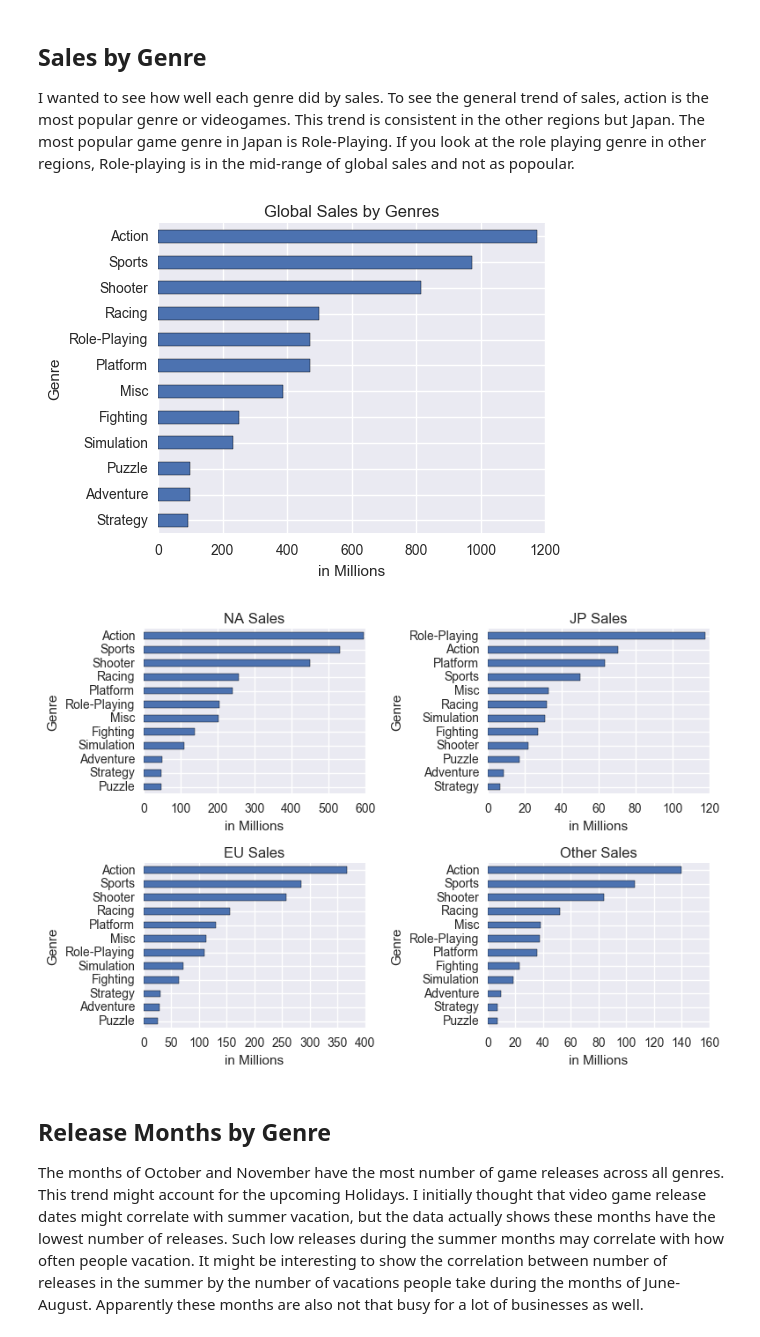
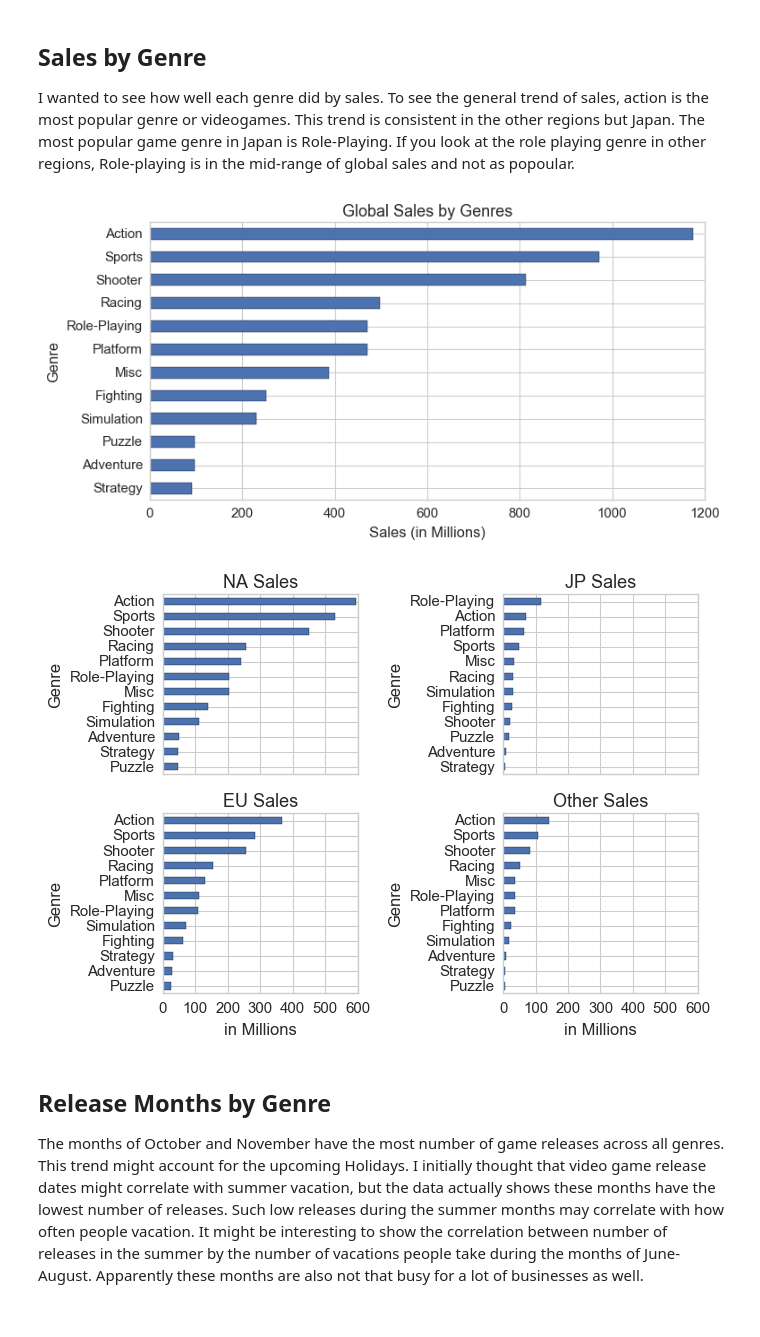
Before and after one commit to s-leung/videogameproject, a Jupyter notebook: VG Project Data Viz.ipynb, the cells around one changed output. Cells and saved outputs as stored; diff of their text form; code cells hidden in the pictures.

```diff
--- a/VG Project Data Viz.ipynb
+++ b/VG Project Data Viz.ipynb
@@ -4,6 +4,8 @@ import pandas as pd
 import matplotlib.pyplot as plt
 import seaborn as sns
 sns.set()
+sns.set_style('whitegrid')
+sns.set_context("paper", font_scale=1.35)
 # %%
 df = pd.read_csv('cleaned_vg_df.csv', parse_dates=['release_year','release_month','release_day'])
 df = df.drop('Unnamed: 0', axis=1)
@@ -33,12 +39,13 @@ df.describe()
 
 I wanted to see how well each genre did by sales. To see the general trend of sales, action is the most popular genre or videogames. This trend is consistent in the other regions but Japan. The most popular game genre in Japan is Role-Playing. If you look at the role playing genre in other regions, Role-playing is in the mid-range of global sales and not as popoular.
 # %%
-global_sales = df.groupby('Genre')['Global_Sales'].sum().sort_values().plot(kind='barh',title='Global Sales by Genres',figsize=(5,4)).set_xlabel('in Millions')
+global_sales = df.groupby('Genre')['Global_Sales'].sum().sort_values().plot(kind='barh',title='Global Sales by Genres',figsize=(8,4)).set_xlabel('Sales (in Millions)')
 plt.show()
+plt.savefig('Glob_Sales_Genre.png', bbox_inches='tight')
 # %% [output]
-[figure, old version]
+[figure, new version]
 # %%
-fig, axes = plt.subplots(2,2)
+fig, axes = plt.subplots(2,2, sharex=True,figsize=(7,5))
 
 NA_sales = df.groupby('Genre')['NA_Sales'].sum().sort_values().plot(kind='barh',title='NA Sales', ax=axes[0,0]).set_xlabel('in Millions')
 
@@ -52,7 +59,7 @@ Other_sales = df.groupby('Genre')['Other_Sales'].sum().sort_values().plot(kind='
 plt.tight_layout()
 plt.show()
 # %% [output]
-[figure, old version]
+[figure, new version]
 # %% [markdown]
 ## Release Months by Genre
 
```
Also changed, not shown: parts of 13 cells of this notebook, 2 other files.
